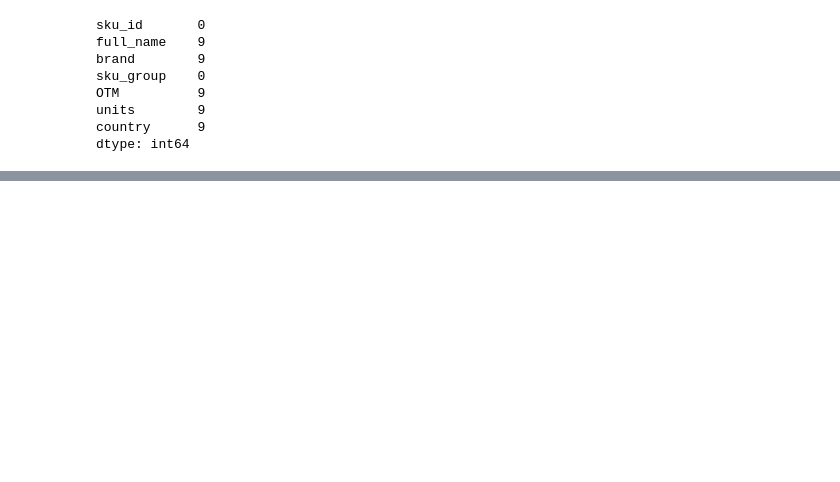
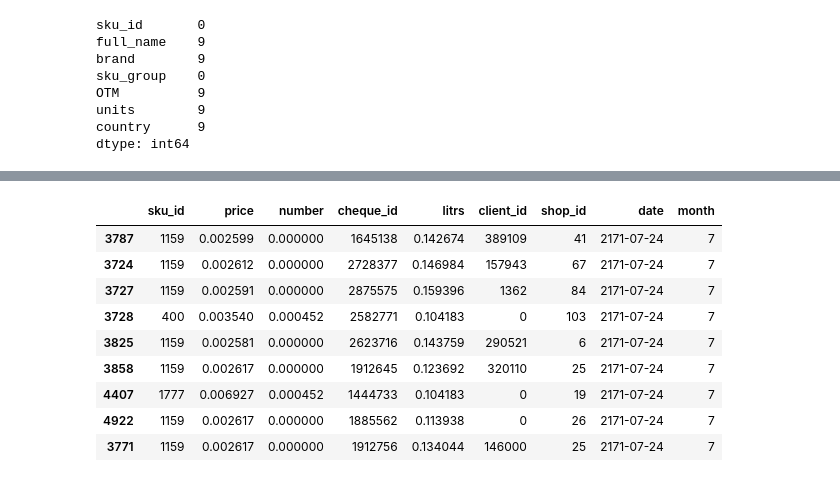
Before and after one commit to Coelll/task-2021, a Jupyter notebook: test.ipynb, the cells around one changed output, grey strips where cells are left out. Drawn from its saved outputs; the diff is of its cells as text; code cells hidden in the pictures; blank space fills up the shorter version.

```diff
--- a/test.ipynb
+++ b/test.ipynb
@@ -43,8 +25,8 @@ import math, re, tqdm
 
 %matplotlib inline
 # %%
-# Посмотрим на пропуски
-file = 'transactions.parquet'
+# lets take a look at some null values
+file = 'data/transactions.parquet'
 df_tran = pd.read_parquet(file, engine='pyarrow')
 df_tran.isnull().sum()
 #display(df_tran.dtypes)
@@ -162,0 +176,16 @@ df_nom.head(2)
+# %%
+# and here we can see that the indeces in transactions table can be matched with our
+# nomenculature table 1 to 1, since, in df_nom we have only fuel, and in the table represented below, we can see
+# that all data in it is about fuel because 'litrs' collumn has non-na or null data
+df_tran.loc[[3787, 3724, 3727, 3728, 3825, 3858, 4407, 4922, 3771]]
+# %% [output]
+|  | sku_id | price | number | cheque_id | litrs | client_id | shop_id | date | month |
+| 3787 | 1159 | 0.002599 | 0.000000 | 1645138 | 0.142674 | 389109 | 41 | 2171-07-24 | 7 |
+| 3724 | 1159 | 0.002612 | 0.000000 | 2728377 | 0.146984 | 157943 | 67 | 2171-07-24 | 7 |
+| 3727 | 1159 | 0.002591 | 0.000000 | 2875575 | 0.159396 | 1362 | 84 | 2171-07-24 | 7 |
+| 3728 | 400 | 0.003540 | 0.000452 | 2582771 | 0.104183 | 0 | 103 | 2171-07-24 | 7 |
+| 3825 | 1159 | 0.002581 | 0.000000 | 2623716 | 0.143759 | 290521 | 6 | 2171-07-24 | 7 |
+| 3858 | 1159 | 0.002617 | 0.000000 | 1912645 | 0.123692 | 320110 | 25 | 2171-07-24 | 7 |
+| 4407 | 1777 | 0.006927 | 0.000452 | 1444733 | 0.104183 | 0 | 19 | 2171-07-24 | 7 |
+| 4922 | 1159 | 0.002617 | 0.000000 | 1885562 | 0.113938 | 0 | 26 | 2171-07-24 | 7 |
+| 3771 | 1159 | 0.002617 | 0.000000 | 1912756 | 0.134044 | 146000 | 25 | 2171-07-24 | 7 |
```
Also changed, not shown: parts of 20 cells of this notebook.
